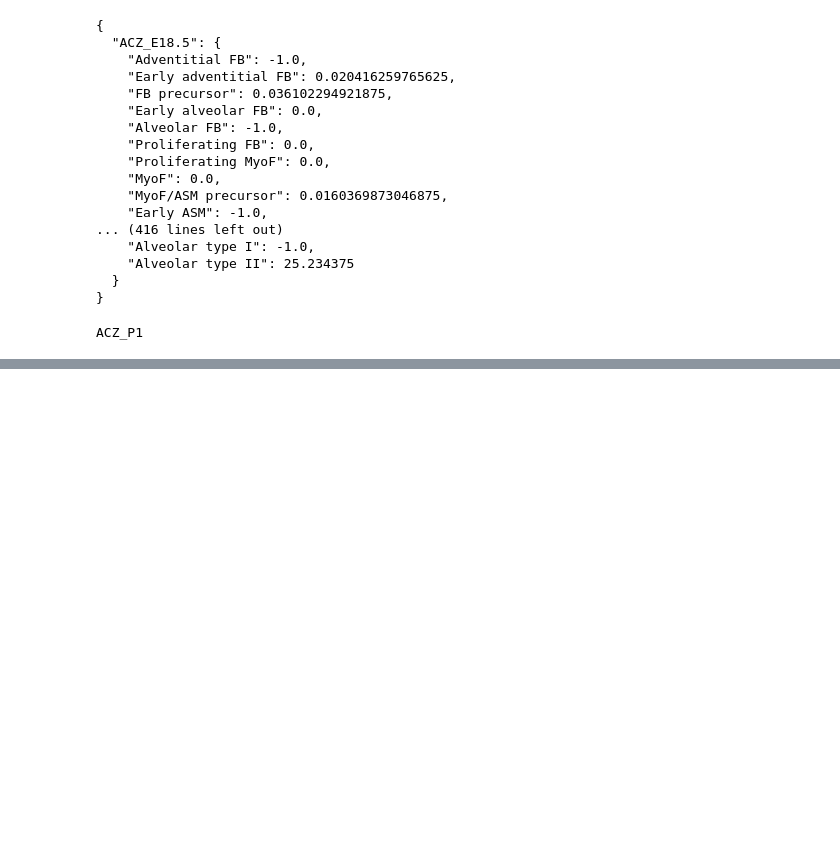
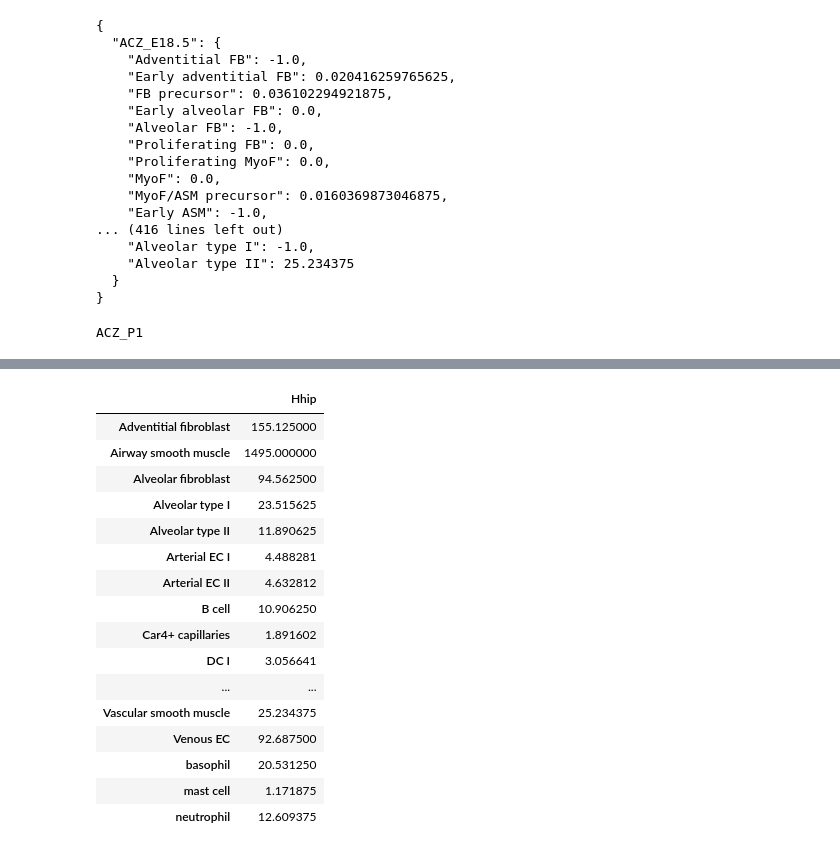
Before and after one commit to fabilab/data-compression-and-APIs-for-cell-atlases, a Jupyter notebook: WebPortal/testing.ipynb, the cells around one changed output, grey strips where cells are left out. Drawn from its saved outputs; the diff is of its cells as text; code cells hidden in the pictures; blank space fills up the shorter version.

```diff
--- a/WebPortal/testing.ipynb
+++ b/WebPortal/testing.ipynb
@@ -103,0 +128,28 @@ ACZ_P1
+# %%
+import requests
+import pandas as pd
+
+def get_data(gene):
+    data = requests.get('http://127.0.0.1:5000/data?gene_names='+gene).json()
+    df = pd.DataFrame(data['result'])
+    return df
+
+get_data('Hhip')
+# %% [output]
+|  | Hhip |
+| Adventitial fibroblast | 155.125000 |
+| Airway smooth muscle | 1495.000000 |
+| Alveolar fibroblast | 94.562500 |
+| Alveolar type I | 23.515625 |
+| Alveolar type II | 11.890625 |
+| Arterial EC I | 4.488281 |
+| Arterial EC II | 4.632812 |
+| B cell | 10.906250 |
+| Car4+ capillaries | 1.891602 |
+| DC I | 3.056641 |
+| ... | ... |
+| Vascular smooth muscle | 25.234375 |
+| Venous EC | 92.687500 |
+| basophil | 20.531250 |
+| mast cell | 1.171875 |
+| neutrophil | 12.609375 |
```
Also changed, not shown: parts of 3 cells of this notebook, 8 other files.
